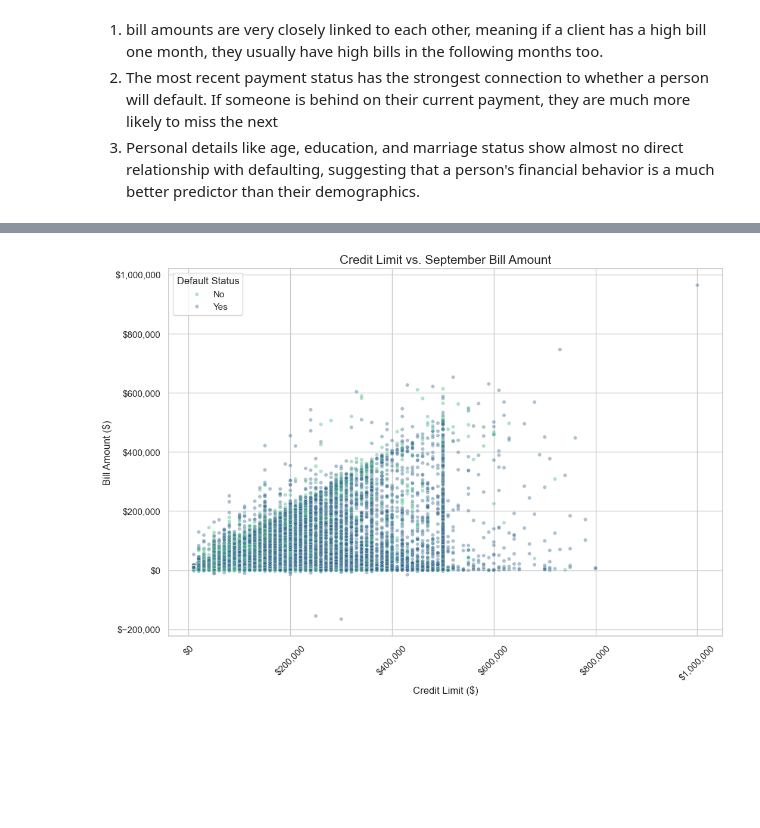
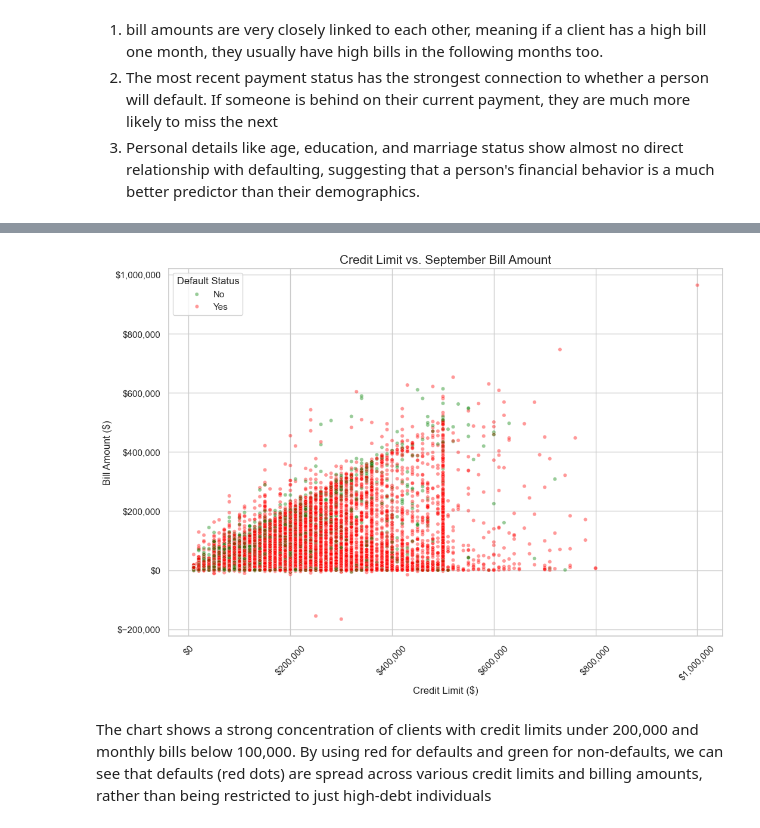
Before and after one commit to Denim951/credit-card-default-prediction, a Jupyter notebook: credit-default-analysis.ipynb, the cells around one changed output, grey strips where cells are left out. Drawn from its saved outputs; the diff is of its cells as text; code cells hidden in the pictures; blank space fills up the shorter version.

```diff
--- a/credit-default-analysis.ipynb
+++ b/credit-default-analysis.ipynb
@@ -328,24 +322,24 @@ plt.show()
 # %%
-import matplotlib.ticker as mtick
-
 plt.figure(figsize=(12, 8))
 
 # Added alpha for transparency and s for smaller point size
 sns.scatterplot(x='LIMIT_BAL', y='BILL_AMT1',
                 hue='default_payment_next_month',
-                data=df, alpha=0.4, s=20, palette='viridis')
+                data=df, alpha=0.4, s=20, palette=["red", 'green'])
 
 # Format axes to show currency and remove scientific notation
 ax = plt.gca()
 ax.xaxis.set_major_formatter(mtick.StrMethodFormatter('${x:,.0f}'))
 ax.yaxis.set_major_formatter(mtick.StrMethodFormatter('${x:,.0f}'))
 
 plt.title("Credit Limit vs. September Bill Amount", fontsize=15)
 plt.xlabel("Credit Limit ($)", fontsize=12)
 plt.ylabel("Bill Amount ($)", fontsize=12)
 plt.legend(title="Default Status", labels=['No', 'Yes'])
 plt.xticks(rotation=45)
 
 plt.show()
 # %% [output]
-[figure, old version]
+[figure, new version]
+# %% [markdown]
+The chart shows a strong concentration of clients with credit limits under 200,000 and monthly bills below 100,000. By using red for defaults and green for non-defaults, we can see that defaults (red dots) are spread across various credit limits and billing amounts, rather than being restricted to just high-debt individuals
```
Also changed, not shown: parts of 18 cells of this notebook.
